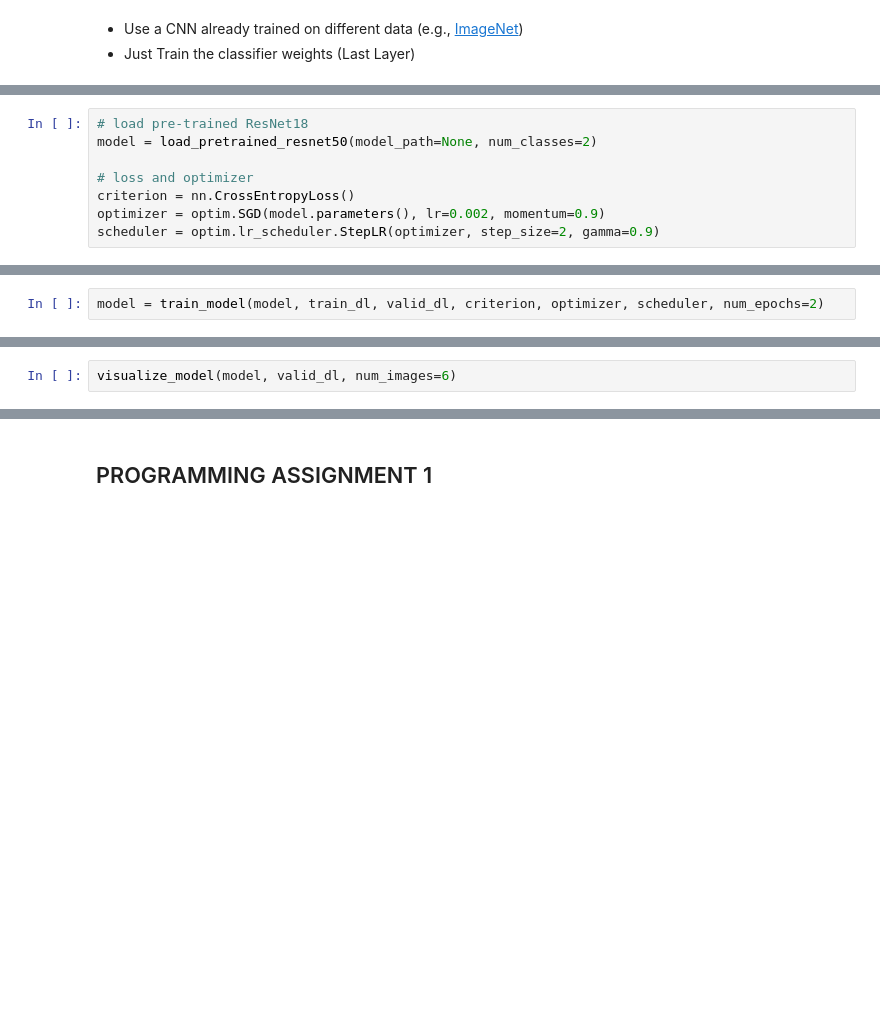
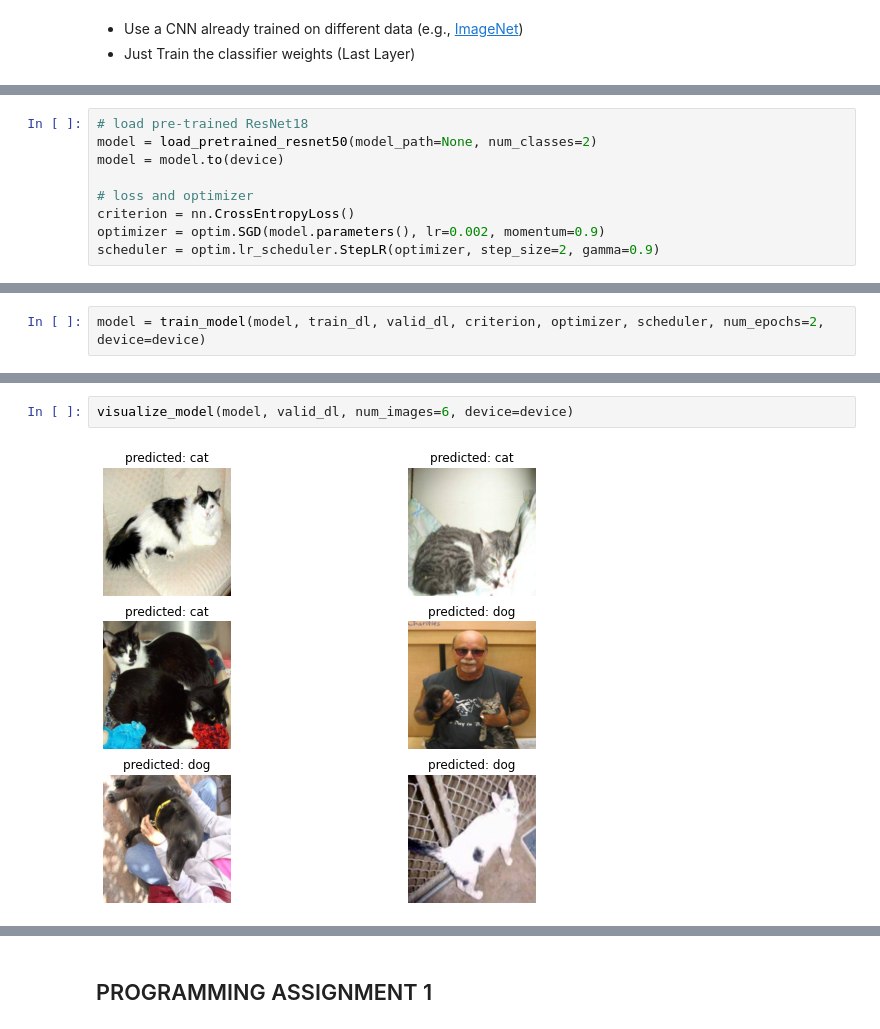
Before and after one commit to snrazavi/Deep_Learning_in_Python_2018, a Jupyter notebook: Week01/Lesson01-Classification.ipynb, the cells around one changed output, grey strips where cells are left out. Drawn from its saved outputs; the diff is of its cells as text; blank space fills up the shorter version.

```diff
--- a/Week01/Lesson01-Classification.ipynb
+++ b/Week01/Lesson01-Classification.ipynb
@@ -471,6 +464,7 @@ Best val Acc: 0.6700
 # %%
 # load pre-trained ResNet18
 model = load_pretrained_resnet50(model_path=None, num_classes=2)
+model = model.to(device)
 
 # loss and optimizer
 criterion = nn.CrossEntropyLoss()
@@ -481,2 +475,2 @@ Downloading: "https://download.pytorch.org/models/resnet50-19c8e357.pth" to /hom
 # %%
-model = train_model(model, train_dl, valid_dl, criterion, optimizer, scheduler, num_epochs=2)
+model = train_model(model, train_dl, valid_dl, criterion, optimizer, scheduler, num_epochs=2, device=device)
@@ -485,3 +494,5 @@ evaluate_model(model, valid_dl)
 # %%
-visualize_model(model, valid_dl, num_images=6)
+visualize_model(model, valid_dl, num_images=6, device=device)
+# %% [output]
+[figure, added]
 # %%
```
Also changed, not shown: parts of 27 cells of this notebook, 9 other files.
